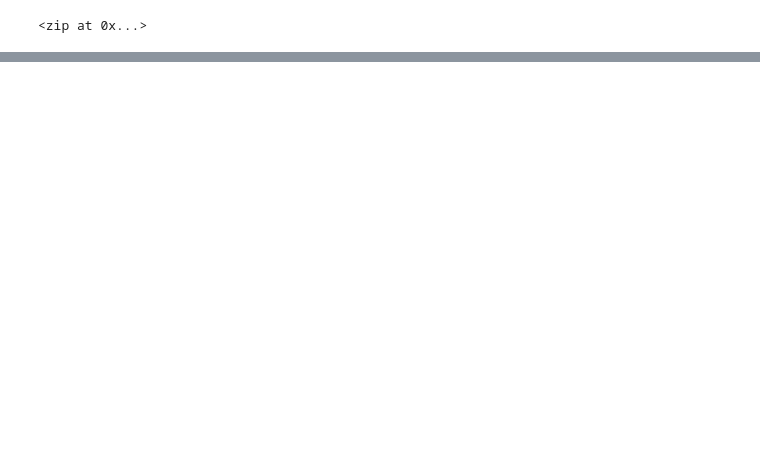
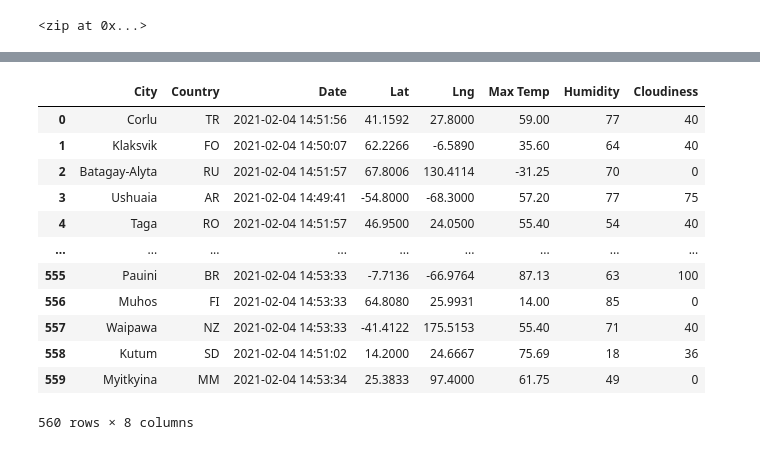
Before and after one commit to roomasa/World_Weather_Analysis, a Jupyter notebook: Weather.ipynb, the cells around one changed output, grey strips where cells are left out. Saved outputs shown, nothing was run; the diff lists cells and outputs as text; code cells hidden in the pictures; blank space fills up the shorter version.

```diff
--- a/Weather.ipynb
+++ b/Weather.ipynb
@@ -42,0 +178,20 @@ len(cities)
+# %%
+new_column_order =["City","Country","Date","Lat","Lng","Max Temp","Humidity","Cloudiness"]
+#Then, we assign a new or the same DataFrame with new column order:
+city_data_df = city_data_df[new_column_order]
+# %%
+city_data_df
+# %% [output]
+|  | City | Country | Date | Lat | Lng | Max Temp | Humidity | Cloudiness |
+| 0 | Corlu | TR | 2021-02-04 14:51:56 | 41.1592 | 27.8000 | 59.00 | 77 | 40 |
+| 1 | Klaksvik | FO | 2021-02-04 14:50:07 | 62.2266 | -6.5890 | 35.60 | 64 | 40 |
+| 2 | Batagay-Alyta | RU | 2021-02-04 14:51:57 | 67.8006 | 130.4114 | -31.25 | 70 | 0 |
+| 3 | Ushuaia | AR | 2021-02-04 14:49:41 | -54.8000 | -68.3000 | 57.20 | 77 | 75 |
+| 4 | Taga | RO | 2021-02-04 14:51:57 | 46.9500 | 24.0500 | 55.40 | 54 | 40 |
+| ... | ... | ... | ... | ... | ... | ... | ... | ... |
+| 555 | Pauini | BR | 2021-02-04 14:53:33 | -7.7136 | -66.9764 | 87.13 | 63 | 100 |
+| 556 | Muhos | FI | 2021-02-04 14:53:33 | 64.8080 | 25.9931 | 14.00 | 85 | 0 |
+| 557 | Waipawa | NZ | 2021-02-04 14:53:33 | -41.4122 | 175.5153 | 55.40 | 71 | 40 |
+| 558 | Kutum | SD | 2021-02-04 14:51:02 | 14.2000 | 24.6667 | 75.69 | 18 | 36 |
+| 559 | Myitkyina | MM | 2021-02-04 14:53:34 | 25.3833 | 97.4000 | 61.75 | 49 | 0 |
+560 rows × 8 columns
```
Also changed, not shown: parts of 10 cells of this notebook.
